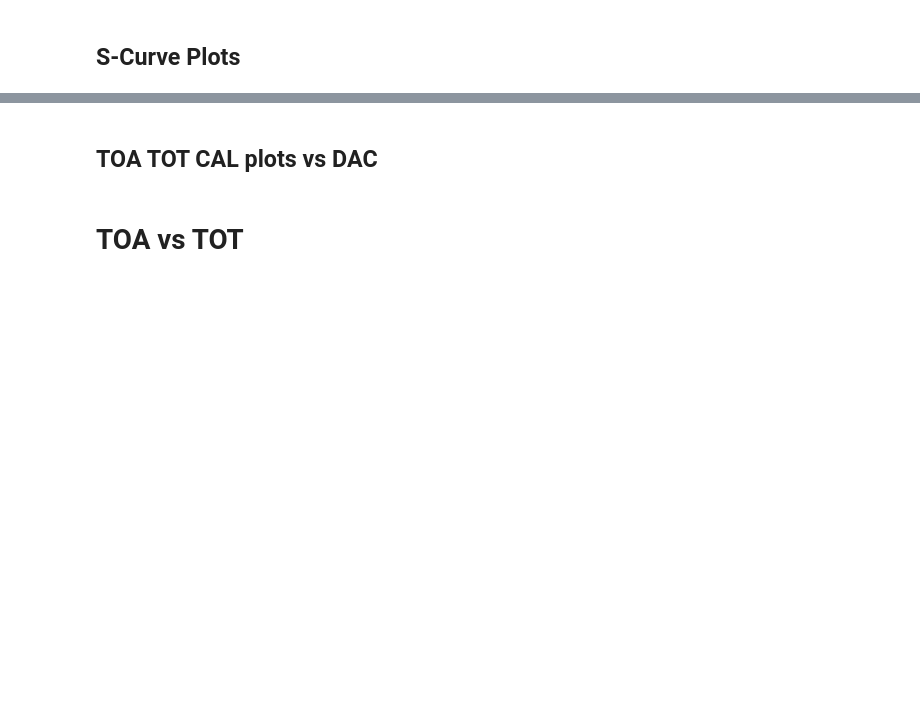
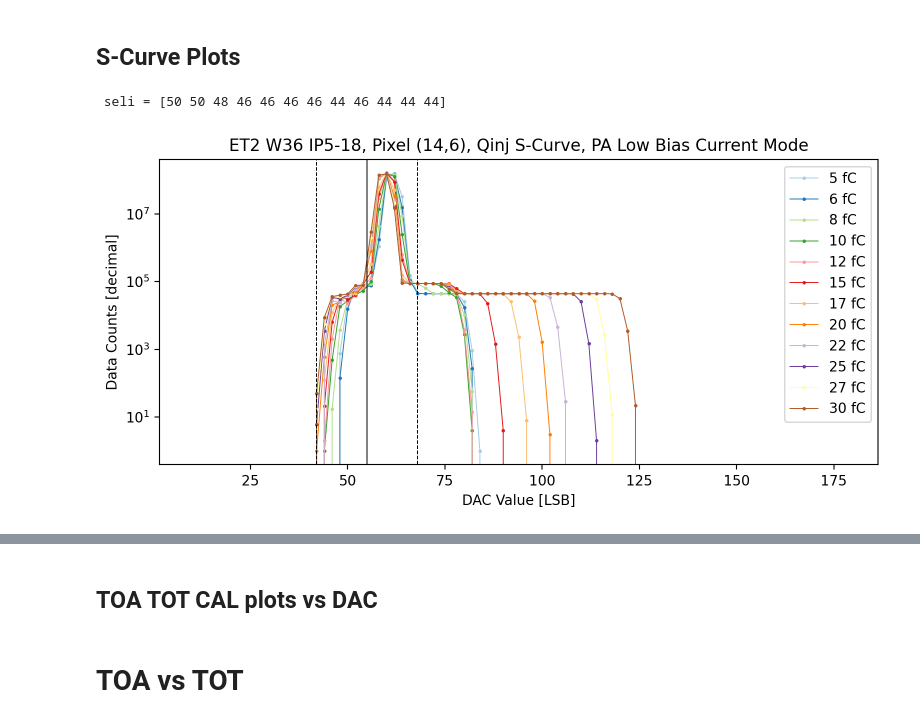
Before and after one commit to cbeiraod/ETROC-Analysis, a Jupyter notebook: standalone_analyzer_notebook/standalone_SCurve_drawing.ipynb, the cells around one changed output, grey strips where cells are left out. Drawn from its saved outputs; the diff is of its cells as text; code cells hidden in the pictures; blank space fills up the shorter version.

Commit message:
standalone SCurve drawing for regular pixel

```diff
--- a/standalone_analyzer_notebook/standalone_SCurve_drawing.ipynb
+++ b/standalone_analyzer_notebook/standalone_SCurve_drawing.ipynb
@@ -72,7 +61,7 @@ for index, row, col in zip((range(len(row_list))), row_list, col_list):
     for QInj in (QInjEns):
         for idx_DAC,DAC in enumerate(thresholds[QInj]):
             # print(f'Pixel {col},{row} - {QInj} fC - DAC {DAC}')
-            path_pattern = f"*2023-07-20_Array_Test_Results/E2_testing_VRef_SCurve_Pixel_C{col}_R{row}_QInj_{QInj}_Threshold_{DAC}_HVoff_pf_hits"
+            path_pattern = f"*2023-07-25_Array_Test_Results/E2_testing_VRef_SCurve_Pixel_C{col}_R{row}_QInj_{QInj}_Threshold_{DAC}_HVoff_pf_hits"
             file_list = []
             for path, subdirs, files in os.walk(root):
                 if not fnmatch(path, path_pattern): continue
@@ -92,8 +81,8 @@ for index, row, col in zip((range(len(row_list))), row_list, col_list):
                         h_hit = text_list[3]
                         if text_list[0]!=text_state : hit_counts[col,row][QInj][DAC] += int(h_hit)
                         text_state = text_list[0]
-                        print(f'h_hit: {h_hit}' )
-                        print(f'hit_counts: {hit_counts[6,15][QInj]}' )
+                        # print(f'h_hit: {h_hit}' )
+                        # print(f'hit_counts: {hit_counts[col,row][QInj]}' )
 # %%
 toa_30fc = np.array(toa_30fc)
 tot_30fc = np.array(tot_30fc)
@@ -143,33 +94,53 @@ def turning_point(key_array, array):
 # %%
 fig = plt.figure(dpi=200, figsize=(8,4))
 gs = fig.add_gridspec(len(scan_list),len(scan_list))
 u_cl = np.sort(np.unique(col_list))
 u_rl = np.sort(np.unique(row_list))
+seli=np.zeros(len(QInjEns),dtype=int)
+selx=np.zeros(len(QInjEns),dtype=int)
+selmax=np.zeros(len(QInjEns),dtype=int)
+
+colors = ['#a6cee3','#1f78b4','#b2df8a','#33a02c','#fb9a99','#e31a1c','#fdbf6f','#ff7f00','#cab2d6','#6a3d9a','#ffff99','#b15928']
+
 for ri,row in enumerate(u_rl):
     for ci,col in enumerate(u_cl):
         ax0 = fig.add_subplot(gs[len(u_rl)-ri-1,len(u_cl)-ci-1])
-        for QInj in QInjEns:
+        for i, QInj in enumerate(QInjEns):
             tp_idx = turning_point(np.array(list(hit_counts[(col,row)][QInj].values())), thresholds[QInj])
-            xpltda,  = ax0.plot(thresholds[QInj], hit_counts[(col,row)][QInj].values(), '.-', label=f"{QInj} fC", lw=0.7, markersize=3)
+            xpltda,  = ax0.plot(thresholds[QInj], hit_counts[(col,row)][QInj].values(), '.-', color=colors[i], label=f"{QInj} fC", lw=0.7, markersize=3)
+            # print(xpltda)
             dif=xpltda.get_ydata()
             dify= abs(np.diff(dif))
-            selx = xpltda.get_xdata()[:-1][(dify<100)&(dify>0)][0]
-            seli= xpltda.get_xdata()[:-1][dify>10000][1]
-            ax0.axvline(selx-2, color='k', lw=0.7,ls='dashed')
-            ax0.axvline(seli-2, color='k', lw=0.7,ls='dashed')
-            ax0.axvline(((selx-2)+(seli-2))/2, color='k', lw=0.7)
+            # print(i)
+            seli[i]= xpltda.get_xdata()[:][dif!=0][1]
+            selx[i] = xpltda.get_xdata()[:-1][(dify<100)&(dify>0)][0]
+            selmax[i]=xpltda.get_xdata()[:][dif.argmax()]
+
+            # print(f'selmax = {selmax}')
+            # print(f'selx = {selx}')
+            # if selmax < selx :
+            # print(np.argmax(dif))
+            # selmax= xpltda.get_
+            # print(selmax)
+
+        plt.title(f"ET2 W36 IP5-18, Pixel ({row},{col}), Qinj S-Curve, PA Low Bias Current Mode")
+        plt.legend(loc="upper right")
+        print(f' seli = {seli}')
+        selini=np.min(seli)
+        selfin=np.max(selx)
+        ax0.axvline(selfin-2, color='k', lw=0.7,ls='dashed')
+        ax0.axvline(selini-2, color='k', lw=0.7,ls='dashed')
+        ax0.axvline(((selfin-2)+(selini-2))/2, color='k', lw=0.7)
         ax0.set_xlabel("DAC Value [LSB]")
         ax0.set_ylabel("Data Counts [decimal]")
 
-        plt.title(f"ET2 W36 IP5-18, Pixel ({row},{col}), Qinj S-Curve, PA Low Bias Current Mode")
-        # ax0.plot(thresholds[idx_min], np.array(list(hitmap_full_Scurve[row][col][QInj].values()))[idx_min], 'ro')
-        # ax0.plot(thresholds[idx_max], np.array(list(hitmap_full_Scurve[row][col][QInj].values()))[idx_max], 'go')
-        plt.legend(loc="upper right")
 plt.tight_layout()
 plt.yscale('log')
-plt.savefig("figures/simple_scurve.png")
-
+plt.savefig(f"figures/simple_scurve_({row},{col}).png")
 plt.show()
+# %% [output]
+ seli = [50 50 48 46 46 46 46 44 46 44 44 44]
+[figure, added]
 # %%
 # https://nbviewer.org/github/demotu/BMC/blob/master/notebooks/CurveFitting.ipynb
 # https://tomholderness.wordpress.com/2013/01/10/confidence_intervals/
```
Also changed, not shown: parts of 4 cells of this notebook.
